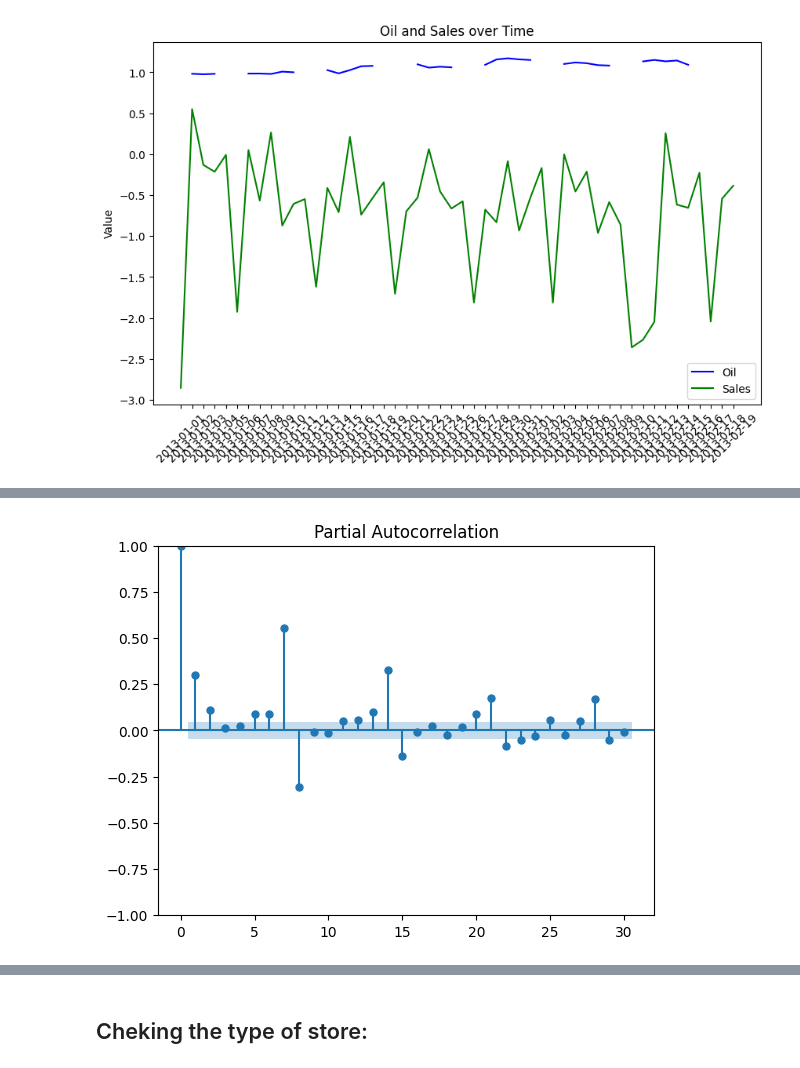
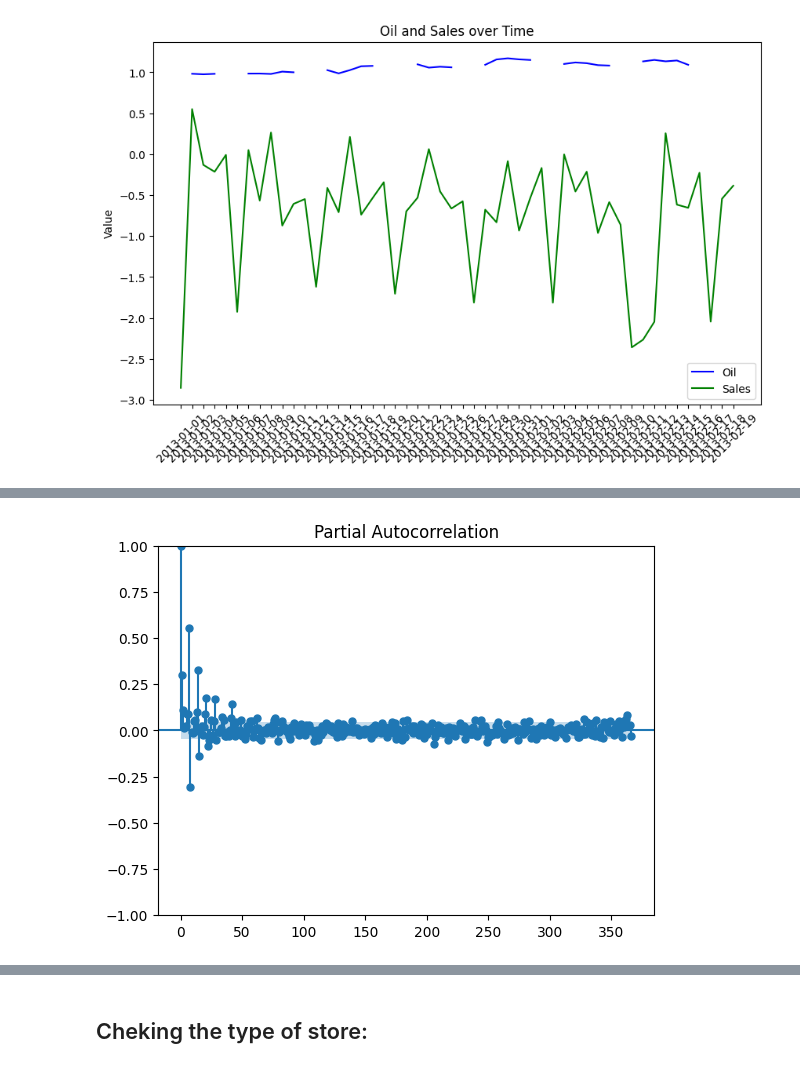
Before and after one commit to arielxinsu/Erdos_Grocery_Sales, a Jupyter notebook: price-forecast.ipynb, the cells around one changed output, grey strips where cells are left out. Cells and saved outputs as stored; diff of their text form; code cells hidden in the pictures.

```diff
--- a/price-forecast.ipynb
+++ b/price-forecast.ipynb
@@ -473,9 +473,10 @@ plt.show()
 # %%
 # Create an empty dictionary to store the correlation results
 lag_correlations = {}
+combined_v3=combined
 df=combined_v3[(combined_v3['family']=='GROCERY I') & (combined_v3['store_nbr']==1)]
 # Loop through lags from 1 to 7 days
-for lag in range(1, 32):
+for lag in range(1, 365):
     # Create the lagged 'oil' column
     df[f'oil_lag_{lag}'] = df['oil'].shift(lag)
 
@@ -535,7 +563,7 @@ plt.show()
 # %%
 from statsmodels.tsa.stattools import pacf
 from statsmodels.graphics.tsaplots import plot_pacf
-plot_pacf(df['sales'], lags=30)
+plot_pacf(df['sales'], lags=366)
 plt.show()
 # %% [output]
-[figure, old version]
+[figure, new version]
```
Also changed, not shown: parts of 26 cells of this notebook.
